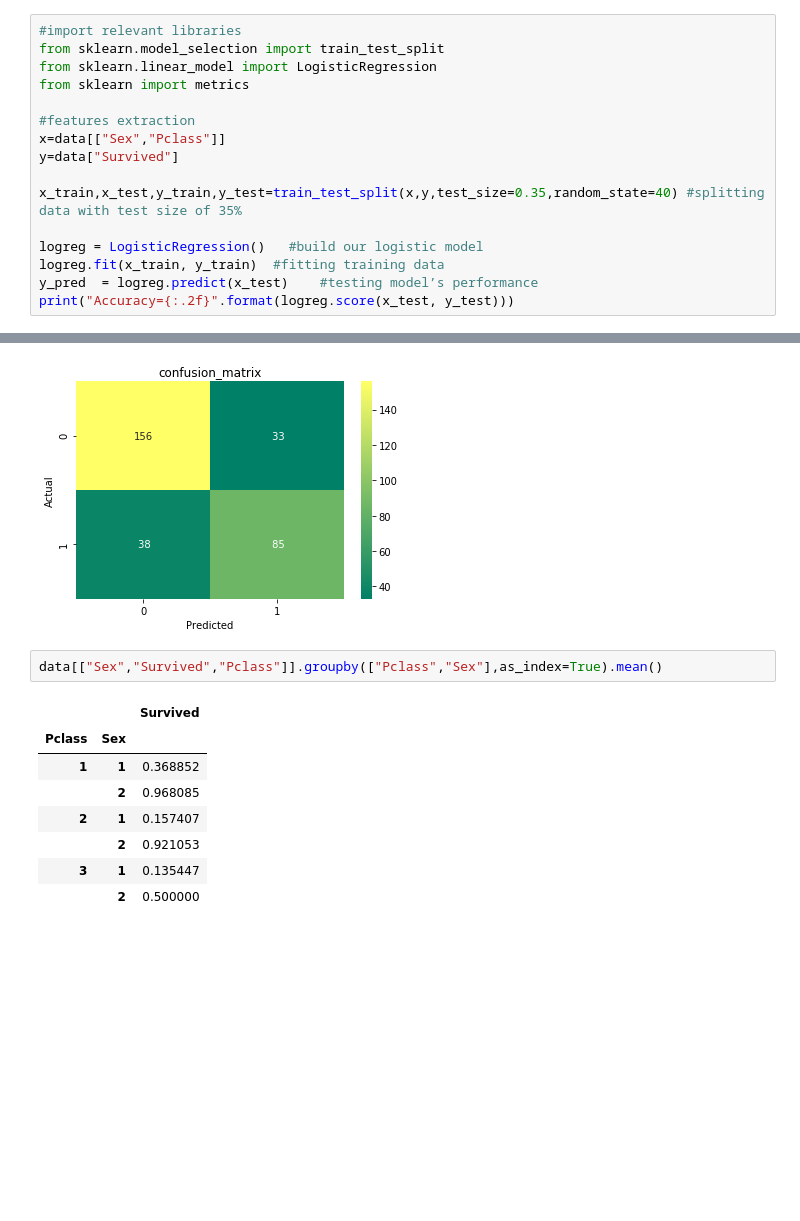
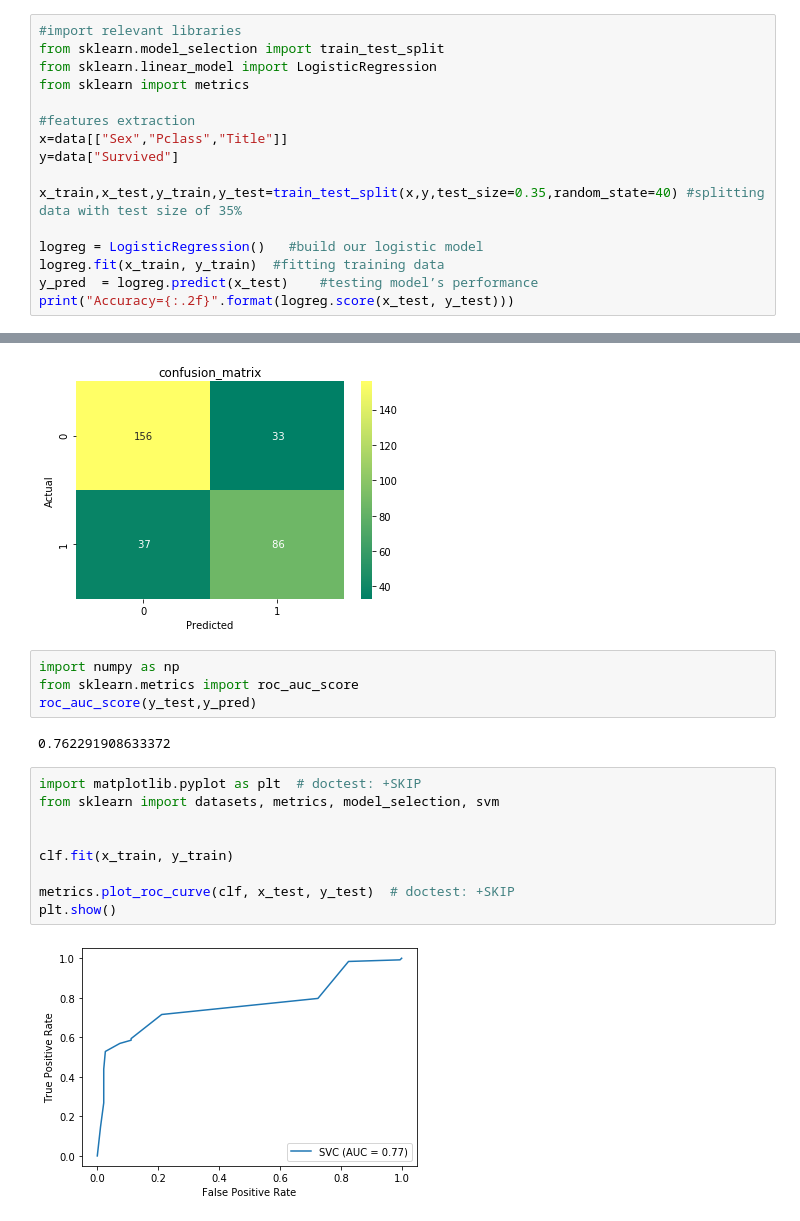
Before and after one commit to Ghorbel-Mahdi/Supervised-machine-learning, a Jupyter notebook: checkpoint4.ipynb, the cells around one changed output, grey strips where cells are left out. Cells and saved outputs as stored; diff of their text form; blank space fills up the shorter version.

```diff
--- a/checkpoint4.ipynb
+++ b/checkpoint4.ipynb
@@ -58,7 +60,7 @@ from sklearn.linear_model import LogisticRegression
 from sklearn import metrics
 
 #features extraction
-x=data[["Sex","Pclass"]]
+x=data[["Sex","Pclass","Title"]]
 y=data["Survived"]
 
 x_train,x_test,y_train,y_test=train_test_split(x,y,test_size=0.35,random_state=40) #splitting data with test size of 35%
@@ -101,14 +103,20 @@ plt.title('confusion_matrix')
 # %% [output]
 Text(0.5, 1, 'confusion_matrix')
 [figure]
-# %%
-data[["Sex","Survived","Pclass"]].groupby(["Pclass","Sex"],as_index=True).mean()
-# %% [output]
-|  |  | Survived |
-| Pclass | Sex |  |
-| 1 | 1 | 0.368852 |
-|  | 2 | 0.968085 |
-| 2 | 1 | 0.157407 |
-|  | 2 | 0.921053 |
-| 3 | 1 | 0.135447 |
-|  | 2 | 0.500000 |
+# %%
+import numpy as np
+from sklearn.metrics import roc_auc_score
+roc_auc_score(y_test,y_pred)
+# %% [output]
+0.762291908633372
+# %%
+import matplotlib.pyplot as plt  # doctest: +SKIP
+from sklearn import datasets, metrics, model_selection, svm
+
+
+clf.fit(x_train, y_train)
+
+metrics.plot_roc_curve(clf, x_test, y_test)  # doctest: +SKIP
+plt.show()
+# %% [output]
+[figure, added]
```
Also changed, not shown: parts of 3 cells of this notebook.
